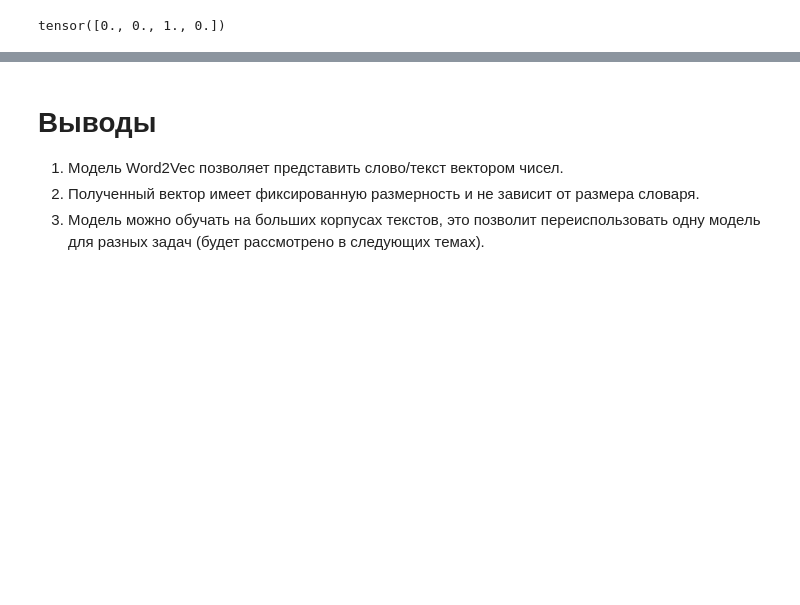
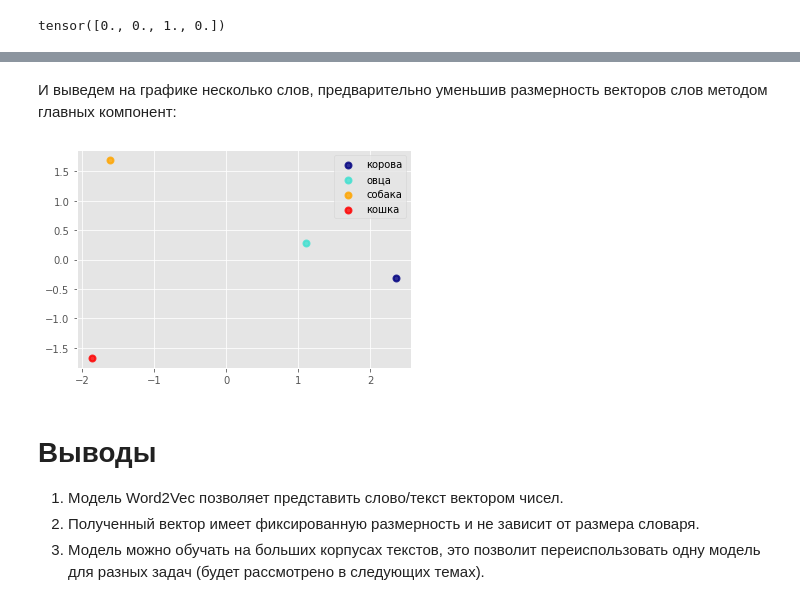
Before and after one commit to cnstntn-kndrtv/volgatech_course_nlp, a Jupyter notebook: nnet/2_4_2_word2vec.ipynb, the cells around one changed output, grey strips where cells are left out. Cells and saved outputs as stored; diff of their text form; code cells hidden in the pictures; blank space fills up the shorter version.

```diff
--- a/nnet/2_4_2_word2vec.ipynb
+++ b/nnet/2_4_2_word2vec.ipynb
@@ -149,5 +144,6 @@ for sentence in tokenized_corpora:
                 idx_pairs.append((indices[center_word_i], context_word_idx))
 
 # для удобства переведем в numpy.array
+idx_pairs = sorted(idx_pairs, key=lambda v : v[0])
 idx_pairs = np.array(idx_pairs)
 # %%
@@ -304,11 +323,12 @@ def similarity(v: torch.Tensor, u: torch.Tensor) -> torch.Tensor:
 # {word: [(word, similarity)]}
 results: Dict[str, List[Tuple[str, float]]] = {}
 
-for w1 in vocabulary:
+words = 'корова овца собака кошка'.split(' ')
+for w1 in words:
     results[w1] = []
     for w2 in vocabulary:
-        w1v = torch.matmul(W1, get_input_layer(word2idx[w1]))
-        w2v = torch.matmul(W1, get_input_layer(word2idx[w2]))
+        w1v = vectorize(w1)
+        w2v = vectorize(w2)
         d = similarity(w1v, w2v).item()
         results[w1].append((w2, d))
 
@@ -343,0 +364,15 @@ for w1 in results:
+# %%
+w_vects = [vectorize(w) for w in words]
+neighbors = []
+for v1 in w_vects:
+    dist = []
+    for v2, w2 in zip(w_vects, words):
+        d = similarity(v1, v2).item()
+        dist.append((d, w2))
+    dist = sorted(dist, key=lambda d: d[0], reverse=True)
+    n = dist[1][1]
+    neighbors.append(n)
+
+for w, n in zip(words, neighbors):
+    print(w, n)
+    print()
@@ -344,3 +387,29 @@ for w1 in results:
+# %% [markdown]
+И выведем на графике несколько слов, предварительно уменьшив размерность векторов слов методом главных компонент:
+# %%
+words = 'корова овца собака кошка'.split(' ')
+xs = [vectorize(w).detach().tolist() for w in words]
+xs_r = PCA(n_components=2).fit(xs).transform(xs)
+
+plt.figure()
+colors = ['navy', 'turquoise', 'orange', 'red']
+lw = 2
+
+# for color, word in zip(colors, words):
+for i, word in enumerate(words):
+    color = colors[i]
+    plt.scatter(
+        xs_r[i][0],
+        xs_r[i][1],
+        color=color,
+        alpha=0.8,
+        lw=lw,
+        label=word,
+    )
+plt.legend(loc="best", shadow=False, scatterpoints=1)
+plt.show()
+# %% [output]
+[figure, added]
 # %% [markdown]
 # Выводы
 
```
Also changed, not shown: parts of 14 cells of this notebook, 12 other files.
